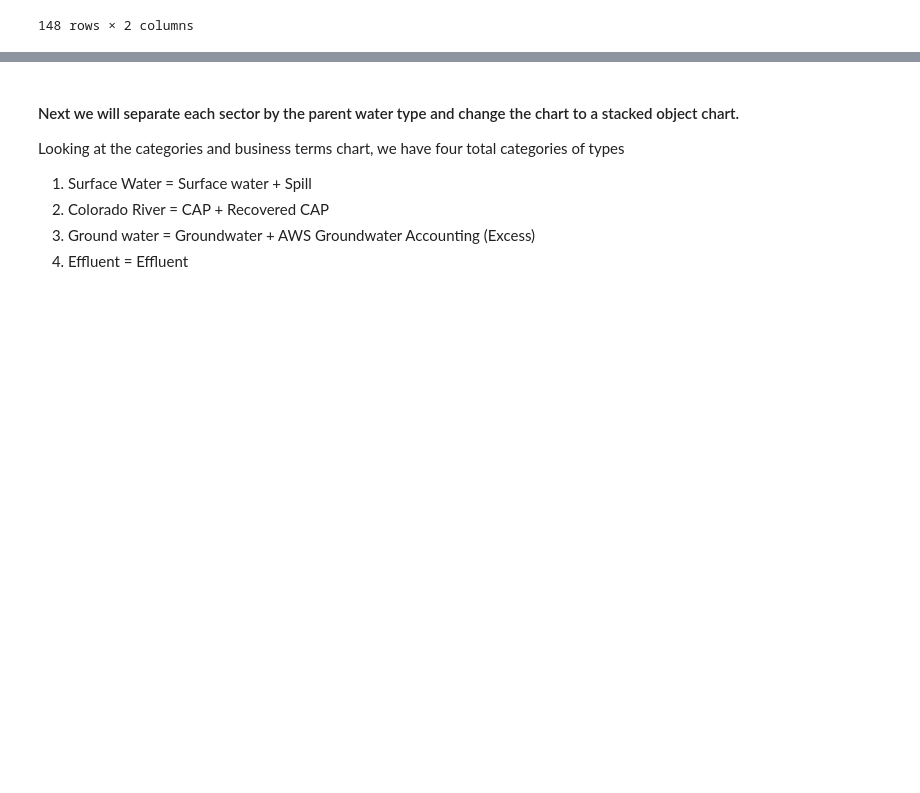
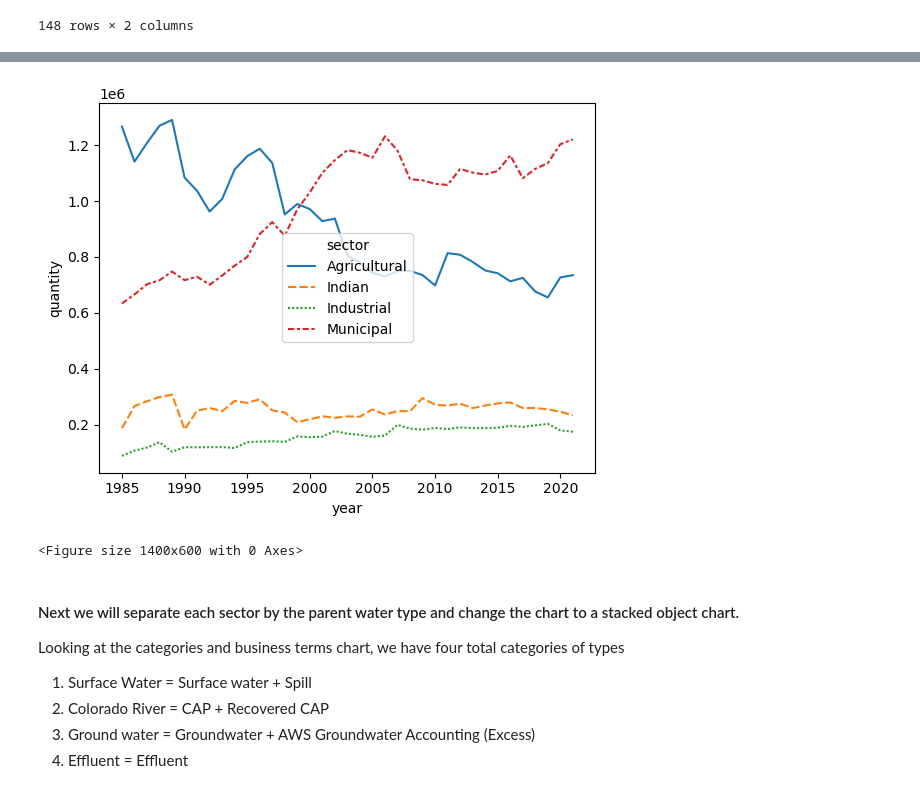
Before and after one commit to markprubin/the-water-boy, a Jupyter notebook: azama_demand_supply.ipynb, the cells around one changed output, grey strips where cells are left out. Saved outputs shown, nothing was run; the diff lists cells and outputs as text; code cells hidden in the pictures; blank space fills up the shorter version.

Commit message:
Created line plot for data

```diff
--- a/azama_demand_supply.ipynb
+++ b/azama_demand_supply.ipynb
@@ -220,4 +222,4 @@ merged_waterdata_phxsup_totals
 # %%
 waterdata_phxsup_totals = merged_waterdata_phxsup_totals['quantity'] - merged_waterdata_phxsup_totals['quantity_excess'].fillna(0)
 # %%
-waterdata_phxsup_totals
+waterdata_phxsup_totals = pd.DataFrame(waterdata_phxsup_totals)
@@ -237,0 +243,4 @@ Length: 148, dtype: float64
+# %%
+waterdata_phxsup_totals.rename(columns={0: 'quantity'}, inplace=True)
+# %%
+waterdata_phxsup_totals.reset_index(inplace=True)
@@ -238,3 +278,11 @@ Length: 148, dtype: float64
+# %%
+sns.lineplot(data=waterdata_phxsup_totals, x='year', y='quantity', hue='sector', style='sector')
+plt.figure(figsize=(14,6))
+plt.ylabel('Total Quantity (in Millions)')
+plt.show()
+# %% [output]
+[figure, added]
+<Figure size 1400x600 with 0 Axes>
 # %% [markdown]
 #### Next we will separate each sector by the parent water type and change the chart to a stacked object chart.
 
```
Also changed, not shown: parts of 5 cells of this notebook.
